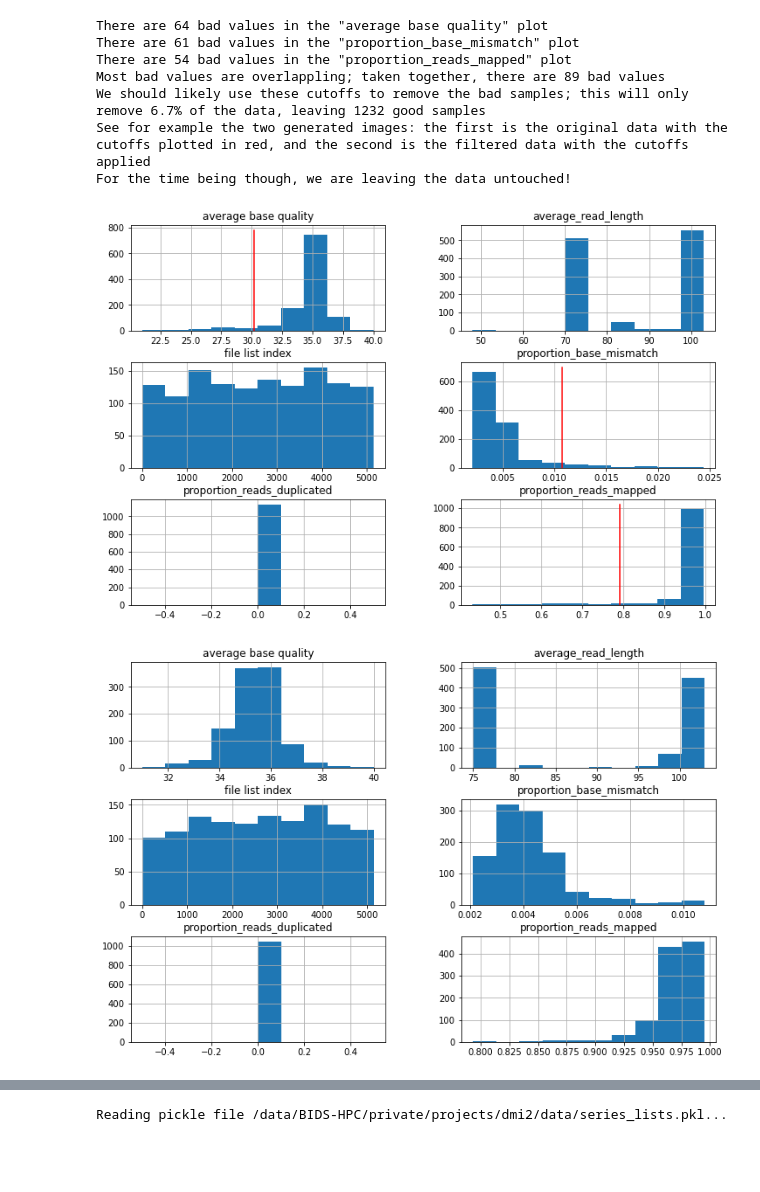
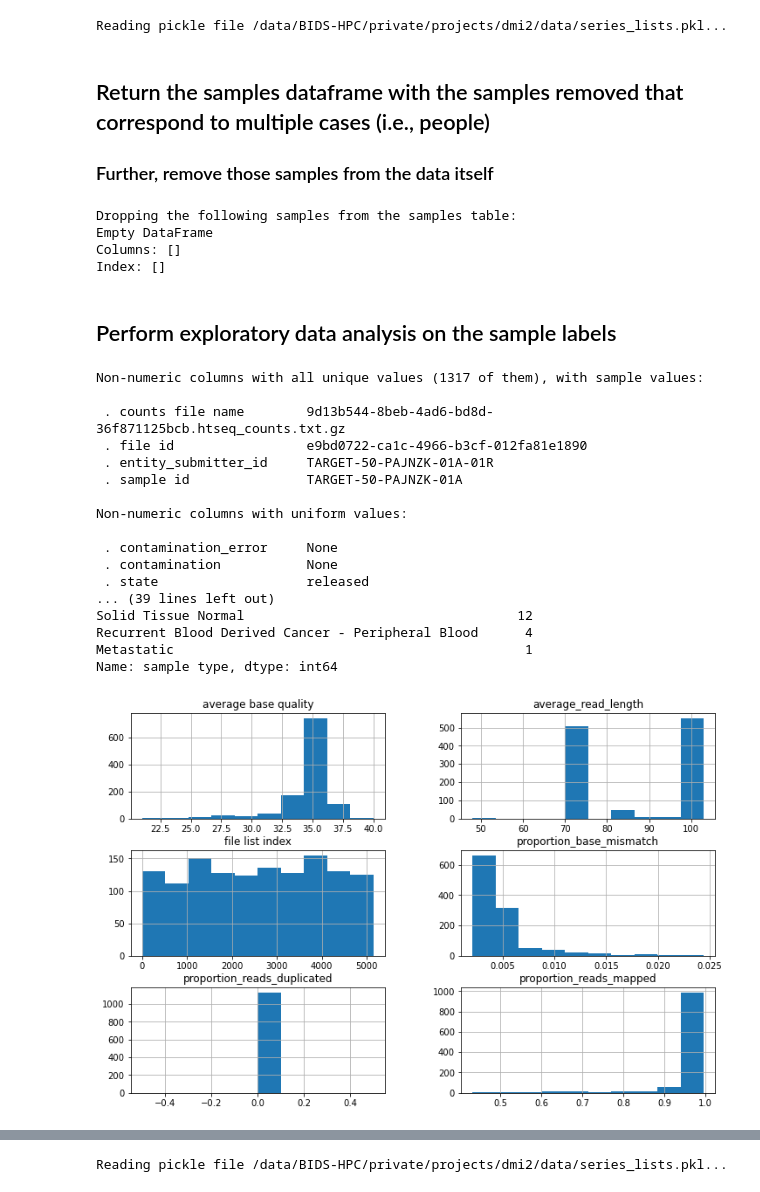
Before and after one commit to andrew-weisman/target_classification, a Jupyter notebook: main.ipynb, the cells around one changed output, grey strips where cells are left out. Cells and saved outputs as stored; diff of their text form; code cells hidden in the pictures; blank space fills up the shorter version.

Commit message:
Wrote code to perform EDA on the sample/labels and their properties and wrote a function to read in, calculate, and check just the required counts, FPKM, and FPKM-UQ values

```diff
--- a/main.ipynb
+++ b/main.ipynb
@@ -19,12 +30,40 @@ df_samples = tc.get_labels_dataframe(sample_sheet_file, metadata_file)
+# %%
+srs_counts, srs_fpkm, srs_fpkm_uq = tc.get_intensities(df_samples, links_dir, df_gencode_genes, project_dir)
+intensities = tc.make_intensities_dataframes([srs_counts, srs_fpkm, srs_fpkm_uq], df_samples.index)
+# %% [output]
+Reading pickle file /data/BIDS-HPC/private/projects/dmi2/data/series_lists.pkl...
+# %% [markdown]
+## Return the samples dataframe with the samples removed that correspond to multiple cases (i.e., people)
+### Further, remove those samples from the data itself
+# %%
+df_samples, indexes_to_keep, _ = tc.drop_multiperson_samples(df_samples)
+for idf, df in enumerate(intensities):
+    intensities[idf] = df.iloc[indexes_to_keep,:]
+# %% [output]
+Dropping the following samples from the samples table:
+Empty DataFrame
+Columns: []
+Index: []
+# %% [markdown]
+## Perform exploratory data analysis on the sample labels
 # %%
-tc.demonstrate_removal_of_bad_samples(df_samples)
+tc.eda_labels(df_samples)
 # %% [output]
-There are 64 bad values in the "average base quality" plot
-There are 61 bad values in the "proportion_base_mismatch" plot
-There are 54 bad values in the "proportion_reads_mapped" plot
-Most bad values are overlappling; taken together, there are 89 bad values
-We should likely use these cutoffs to remove the bad samples; this will only remove 6.7% of the data, leaving 1232 good samples
-See for example the two generated images: the first is the original data with the cutoffs plotted in red, and the second is the filtered data with the cutoffs applied
-For the time being though, we are leaving the data untouched!
+Non-numeric columns with all unique values (1317 of them), with sample values:
+
+ . counts file name        9d13b544-8beb-4ad6-bd8d-36f871125bcb.htseq_counts.txt.gz
+ . file id                 e9bd0722-ca1c-4966-b3cf-012fa81e1890
+ . entity_submitter_id     TARGET-50-PAJNZK-01A-01R
+ . sample id               TARGET-50-PAJNZK-01A
+
+Non-numeric columns with uniform values:
+
+ . contamination_error     None
+ . contamination           None
+ . state                   released
+... (39 lines left out)
+Solid Tissue Normal                                   12
+Recurrent Blood Derived Cancer - Peripheral Blood      4
+Metastatic                                             1
+Name: sample type, dtype: int64
-[figure, old version]
+[figure, new version]
-[figure, removed]
```
Also changed, not shown: parts of 26 cells of this notebook, 1 other file.
